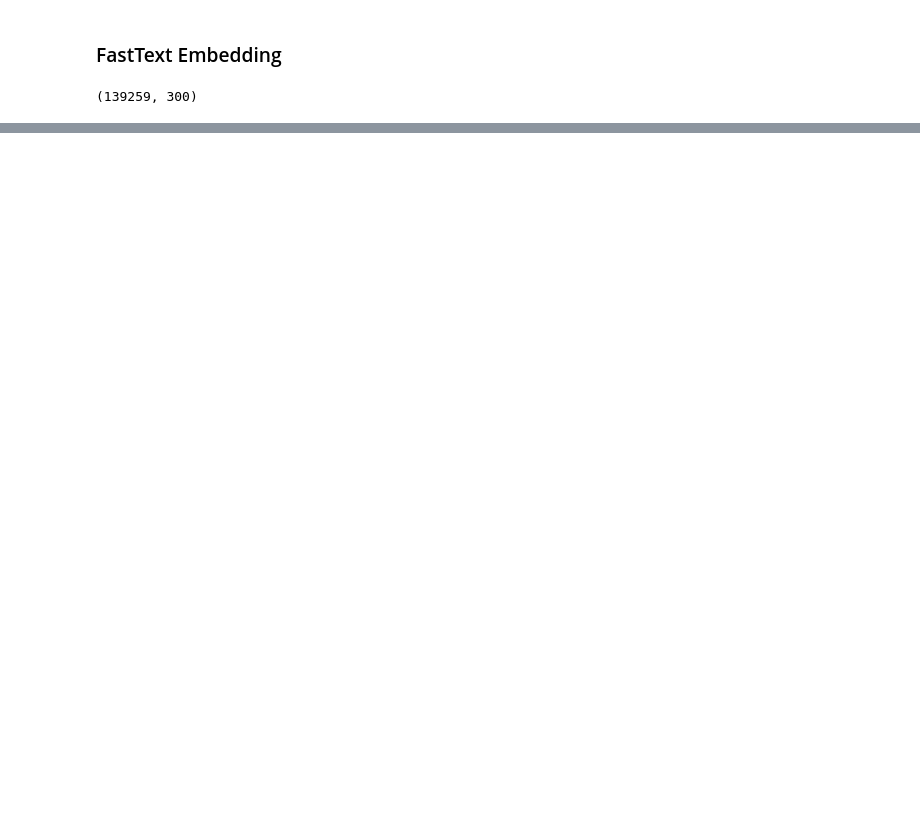
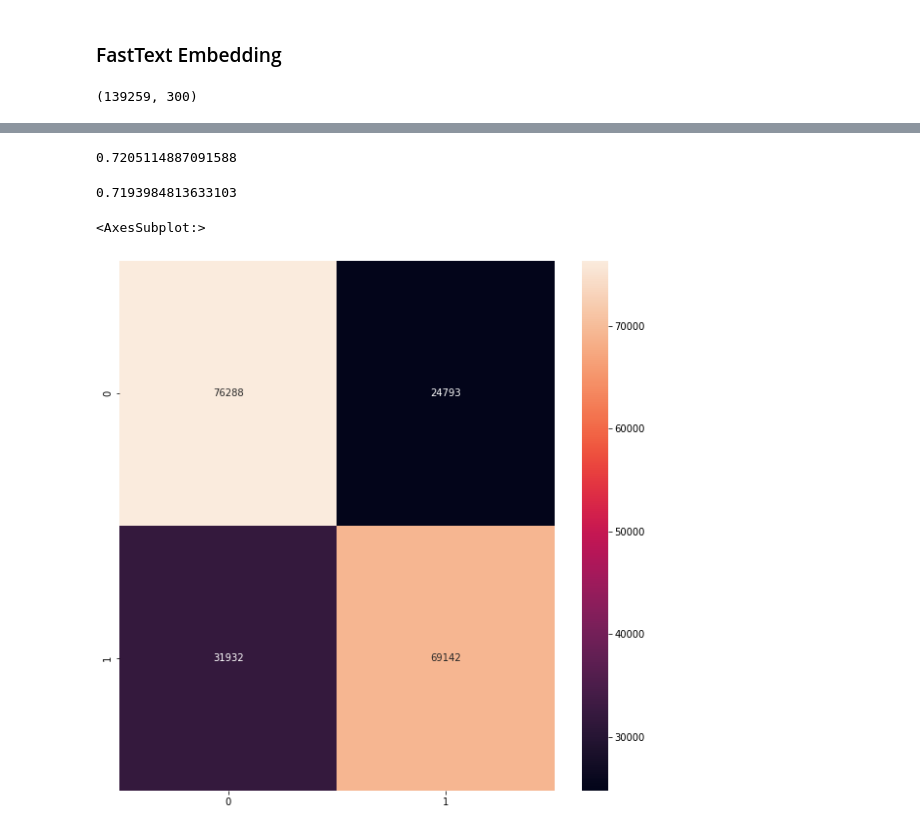
Before and after one commit to amitalokbera/Reddit-Sarcasm-Detection, a Jupyter notebook: notebooks/preprocessing_&_baselinemodel.ipynb, the cells around one changed output, grey strips where cells are left out. Cells and saved outputs as stored; diff of their text form; code cells hidden in the pictures; blank space fills up the shorter version.

```diff
--- a/notebooks/preprocessing_&_baselinemodel.ipynb
+++ b/notebooks/preprocessing_&_baselinemodel.ipynb
@@ -366,0 +399,7 @@ sns.heatmap(confusion_matrix(ytrue, pred), annot=True, fmt='d')
+# %%
+tf_idf = TfidfVectorizer(ngram_range=(1, 2), max_features=50000, min_df=2)
+logit = LogisticRegression(C=1, n_jobs=-1, solver='lbfgs', random_state=17, verbose=1)
+tfidf_logit_pipeline = Pipeline([('tf_idf', tf_idf),
+                                 ('logit', logit)])
+# %%
+tfidf_logit_pipeline.fit(X_train['comment'], X_train['label'])
@@ -366,0 +415,20 @@ sns.heatmap(confusion_matrix(ytrue, pred), annot=True, fmt='d')
+# %%
+#Prediction on Validation set
+valid_pred = tfidf_logit_pipeline.predict(X_val['comment'])
+accuracy_score(X_val['label'], valid_pred)
+# %% [output]
+0.7205114887091588
+# %%
+#Prediction on Test set
+test_pred = tfidf_logit_pipeline.predict(X_test['comment'])
+accuracy_score(X_test['label'], test_pred)
+# %% [output]
+0.7193984813633103
+# %%
+#plot the confusion matrix
+import seaborn as sns
+plt.figure(figsize=(10,10))
+sns.heatmap(confusion_matrix(X_test['label'], test_pred), annot=True, fmt='d')
+# %% [output]
+<AxesSubplot:>
+[figure, added]
```
Also changed, not shown: parts of 33 cells of this notebook, 1 other file.
